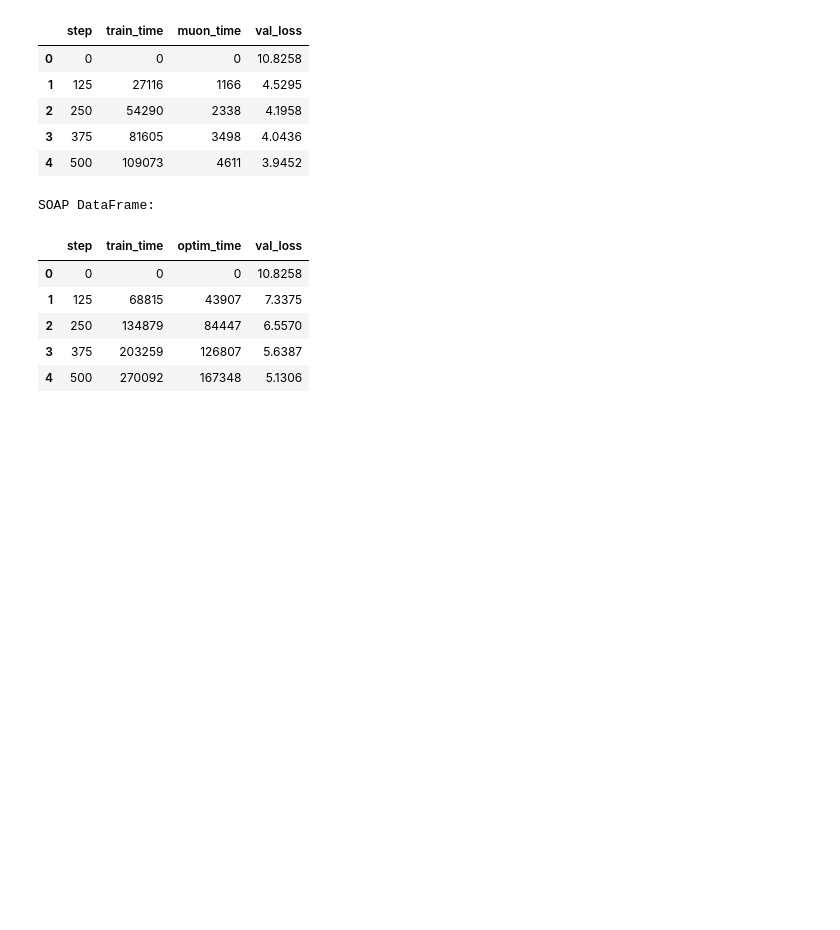
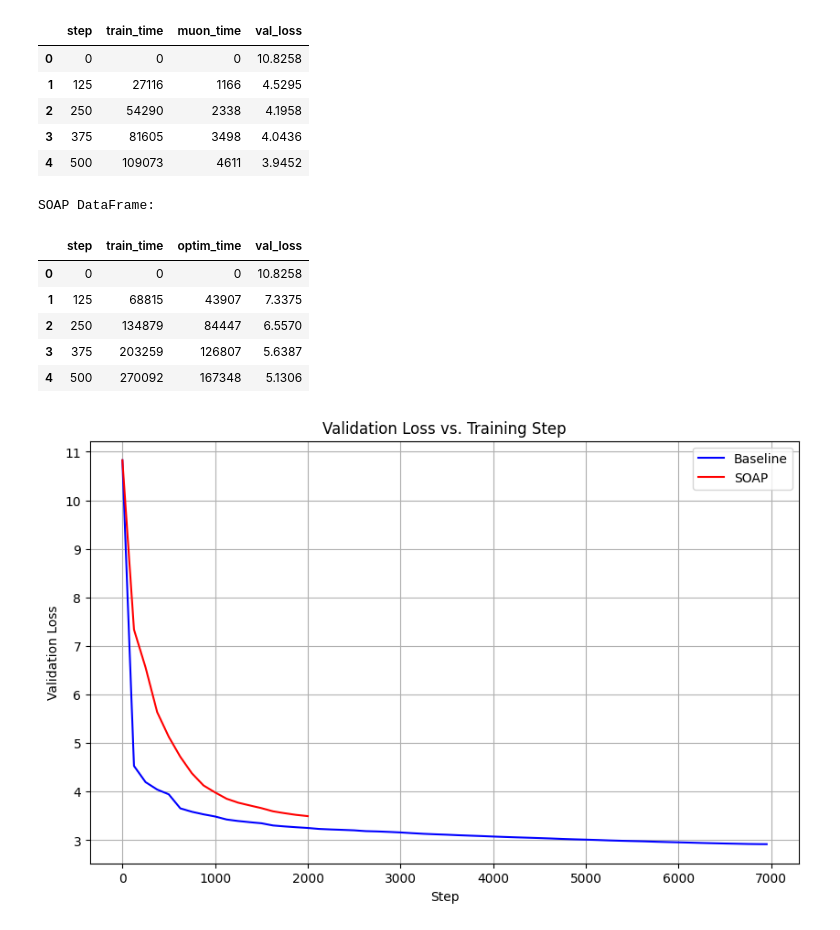
Before and after one commit to jeffreyscheng/modded-nanogpt, a Jupyter notebook: soap_bench.ipynb, the cells around one changed output. Drawn from its saved outputs; the diff is of its cells as text; code cells hidden in the pictures; blank space fills up the shorter version.

```diff
--- a/soap_bench.ipynb
+++ b/soap_bench.ipynb
@@ -77,0 +76,14 @@ import matplotlib.pyplot as plt
+# %%
+import matplotlib.pyplot as plt
+
+plt.figure(figsize=(10, 6))
+plt.plot(baseline_df['step'], baseline_df['val_loss'], 'b-', label='Baseline')
+plt.plot(soap_df['step'], soap_df['val_loss'], 'r-', label='SOAP')
+plt.xlabel('Step')
+plt.ylabel('Validation Loss')
+plt.title('Validation Loss vs. Training Step')
+plt.legend()
+plt.grid(True)
+plt.show()
+# %% [output]
+[figure, added]
```
Also changed, not shown: parts of 2 cells of this notebook.
